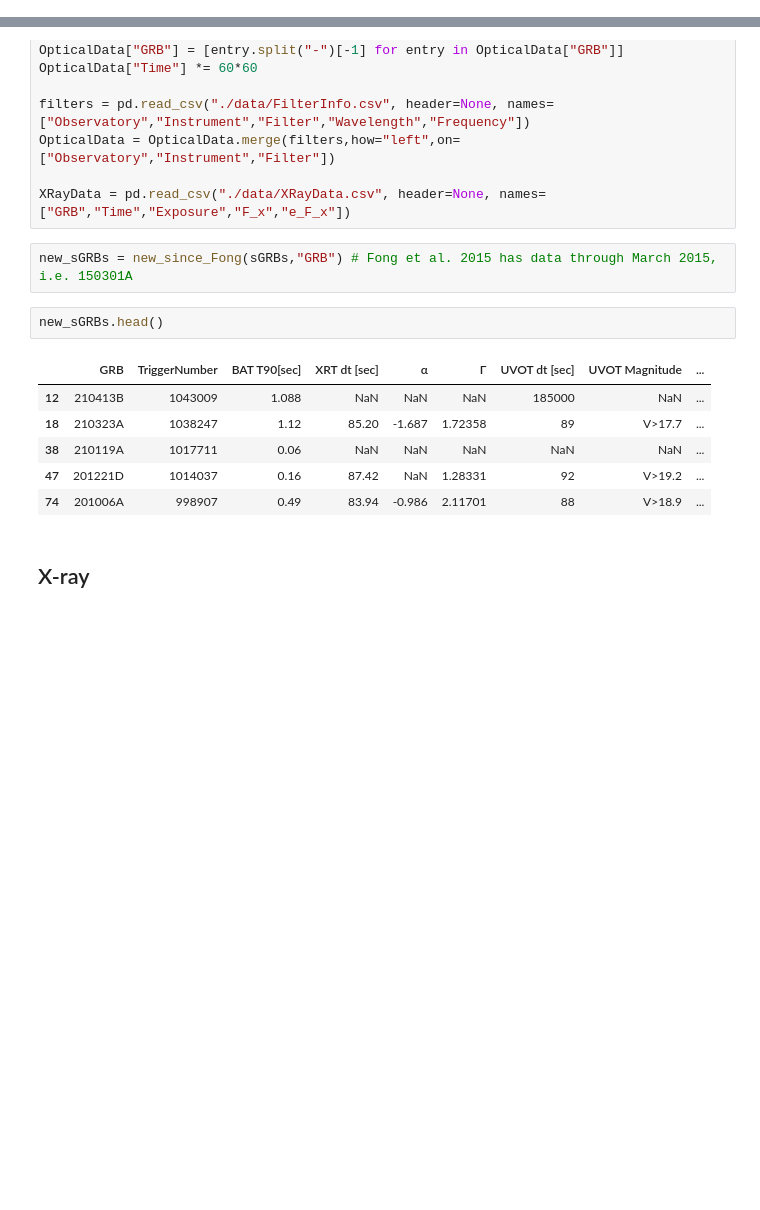
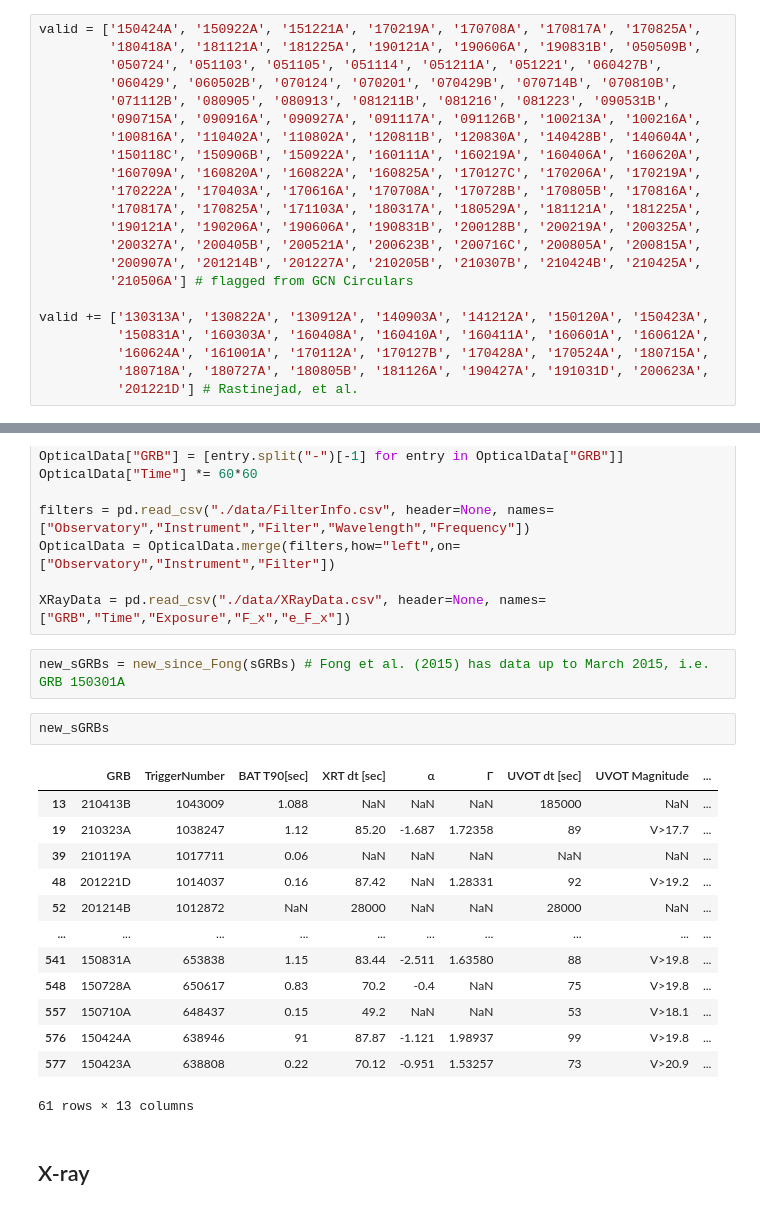
Before and after one commit to cgobat/dark-GRBs, a Jupyter notebook: analysis.ipynb, the cells around one changed output, grey strips where cells are left out. Cells and saved outputs as stored; diff of their text form; blank space fills up the shorter version.

```diff
--- a/analysis.ipynb
+++ b/analysis.ipynb
@@ -39,3 +33,25 @@ valid = ['150424A', '150922A', '151221A', '170219A', '170708A', '170817A', '1708
+# %%
+valid = ['150424A', '150922A', '151221A', '170219A', '170708A', '170817A', '170825A',
+         '180418A', '181121A', '181225A', '190121A', '190606A', '190831B', '050509B',
+         '050724', '051103', '051105', '051114', '051211A', '051221', '060427B',
+         '060429', '060502B', '070124', '070201', '070429B', '070714B', '070810B',
+         '071112B', '080905', '080913', '081211B', '081216', '081223', '090531B',
+         '090715A', '090916A', '090927A', '091117A', '091126B', '100213A', '100216A',
+         '100816A', '110402A', '110802A', '120811B', '120830A', '140428B', '140604A',
+         '150118C', '150906B', '150922A', '160111A', '160219A', '160406A', '160620A',
+         '160709A', '160820A', '160822A', '160825A', '170127C', '170206A', '170219A',
+         '170222A', '170403A', '170616A', '170708A', '170728B', '170805B', '170816A',
+         '170817A', '170825A', '171103A', '180317A', '180529A', '181121A', '181225A',
+         '190121A', '190206A', '190606A', '190831B', '200128B', '200219A', '200325A',
+         '200327A', '200405B', '200521A', '200623B', '200716C', '200805A', '200815A',
+         '200907A', '201214B', '201227A', '210205B', '210307B', '210424B', '210425A',
+         '210506A'] # flagged from GCN Circulars
+
+valid += ['130313A', '130822A', '130912A', '140903A', '141212A', '150120A', '150423A',
+          '150831A', '160303A', '160408A', '160410A', '160411A', '160601A', '160612A',
+          '160624A', '161001A', '170112A', '170127B', '170428A', '170524A', '180715A',
+          '180718A', '180727A', '180805B', '181126A', '190427A', '191031D', '200623A',
+          '201221D'] # Rastinejad, et al.
 # %%
 sGRBs = swift[(swift["BAT T90[sec]"].apply(pd.to_numeric, errors="coerce") <= 2) | swift["GRB"].isin(valid)].copy() # filter catalog for GRBs with a valid T90 that is <2s
 # %% [markdown]
@@ -127,16 +143,23 @@ OpticalData = OpticalData.merge(filters,how="left",on=["Observatory","Instrument
 
 XRayData = pd.read_csv("./data/XRayData.csv", header=None, names=["GRB","Time","Exposure","F_x","e_F_x"])
 # %%
-new_sGRBs = new_since_Fong(sGRBs,"GRB") # Fong et al. 2015 has data through March 2015, i.e. 150301A
+new_sGRBs = new_since_Fong(sGRBs) # Fong et al. (2015) has data up to March 2015, i.e. GRB 150301A
 # %%
-new_sGRBs.head()
+new_sGRBs
 # %% [output]
 |  | GRB | TriggerNumber | BAT T90[sec] | XRT dt [sec] | α | Γ | UVOT dt [sec] | UVOT Magnitude | ... |
-| 12 | 210413B | 1043009 | 1.088 | NaN | NaN | NaN | 185000 | NaN | ... |
-| 18 | 210323A | 1038247 | 1.12 | 85.20 | -1.687 | 1.72358 | 89 | V>17.7 | ... |
-| 38 | 210119A | 1017711 | 0.06 | NaN | NaN | NaN | NaN | NaN | ... |
-| 47 | 201221D | 1014037 | 0.16 | 87.42 | NaN | 1.28331 | 92 | V>19.2 | ... |
-| 74 | 201006A | 998907 | 0.49 | 83.94 | -0.986 | 2.11701 | 88 | V>18.9 | ... |
+| 13 | 210413B | 1043009 | 1.088 | NaN | NaN | NaN | 185000 | NaN | ... |
+| 19 | 210323A | 1038247 | 1.12 | 85.20 | -1.687 | 1.72358 | 89 | V>17.7 | ... |
+| 39 | 210119A | 1017711 | 0.06 | NaN | NaN | NaN | NaN | NaN | ... |
+| 48 | 201221D | 1014037 | 0.16 | 87.42 | NaN | 1.28331 | 92 | V>19.2 | ... |
+| 52 | 201214B | 1012872 | NaN | 28000 | NaN | NaN | 28000 | NaN | ... |
+| ... | ... | ... | ... | ... | ... | ... | ... | ... | ... |
+| 541 | 150831A | 653838 | 1.15 | 83.44 | -2.511 | 1.63580 | 88 | V>19.8 | ... |
+| 548 | 150728A | 650617 | 0.83 | 70.2 | -0.4 | NaN | 75 | V>19.8 | ... |
+| 557 | 150710A | 648437 | 0.15 | 49.2 | NaN | NaN | 53 | V>18.1 | ... |
+| 576 | 150424A | 638946 | 91 | 87.87 | -1.121 | 1.98937 | 99 | V>19.8 | ... |
+| 577 | 150423A | 638808 | 0.22 | 70.12 | -0.951 | 1.53257 | 73 | V>20.9 | ... |
+61 rows × 13 columns
 # %% [markdown]
 ## X-ray
 # %% [markdown]
```
Also changed, not shown: parts of 17 cells of this notebook, 2 other files.
